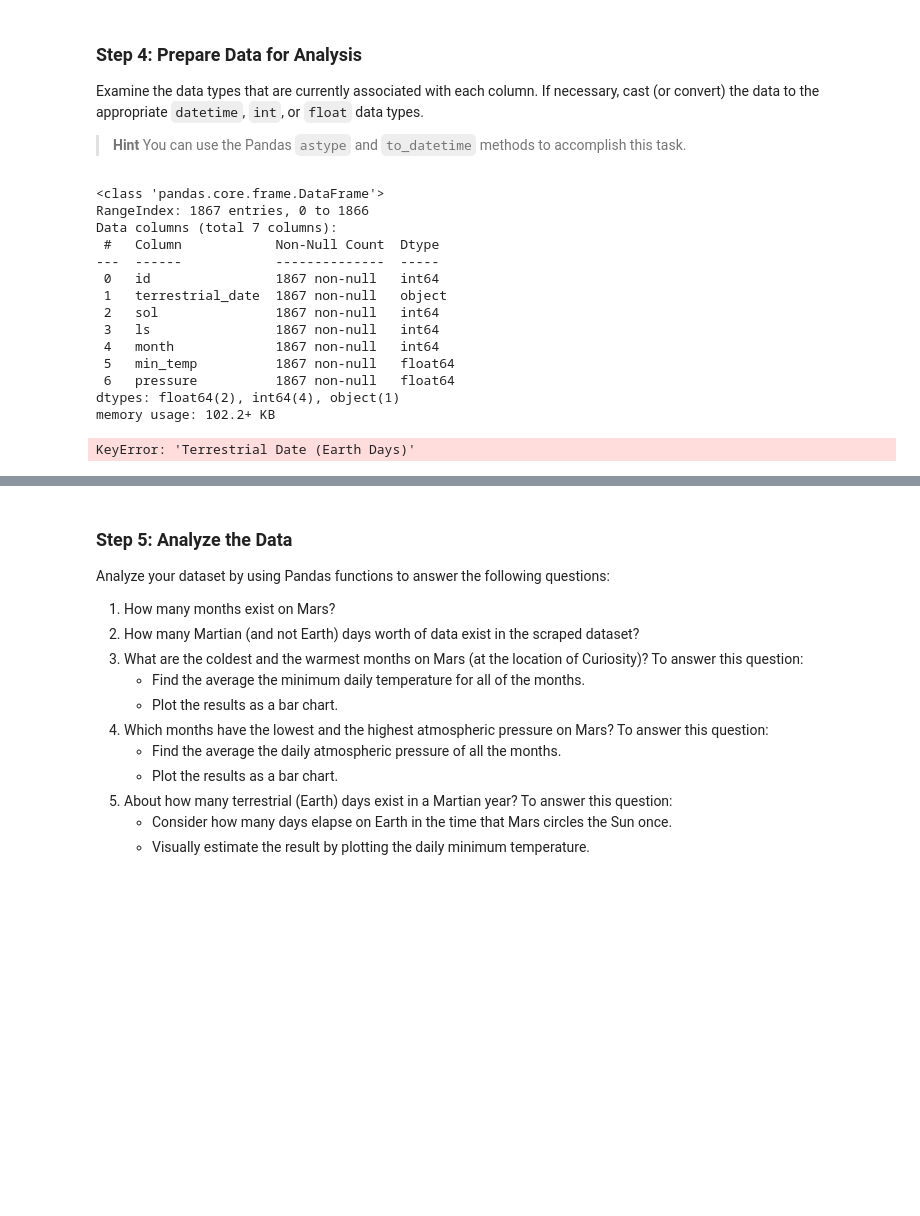
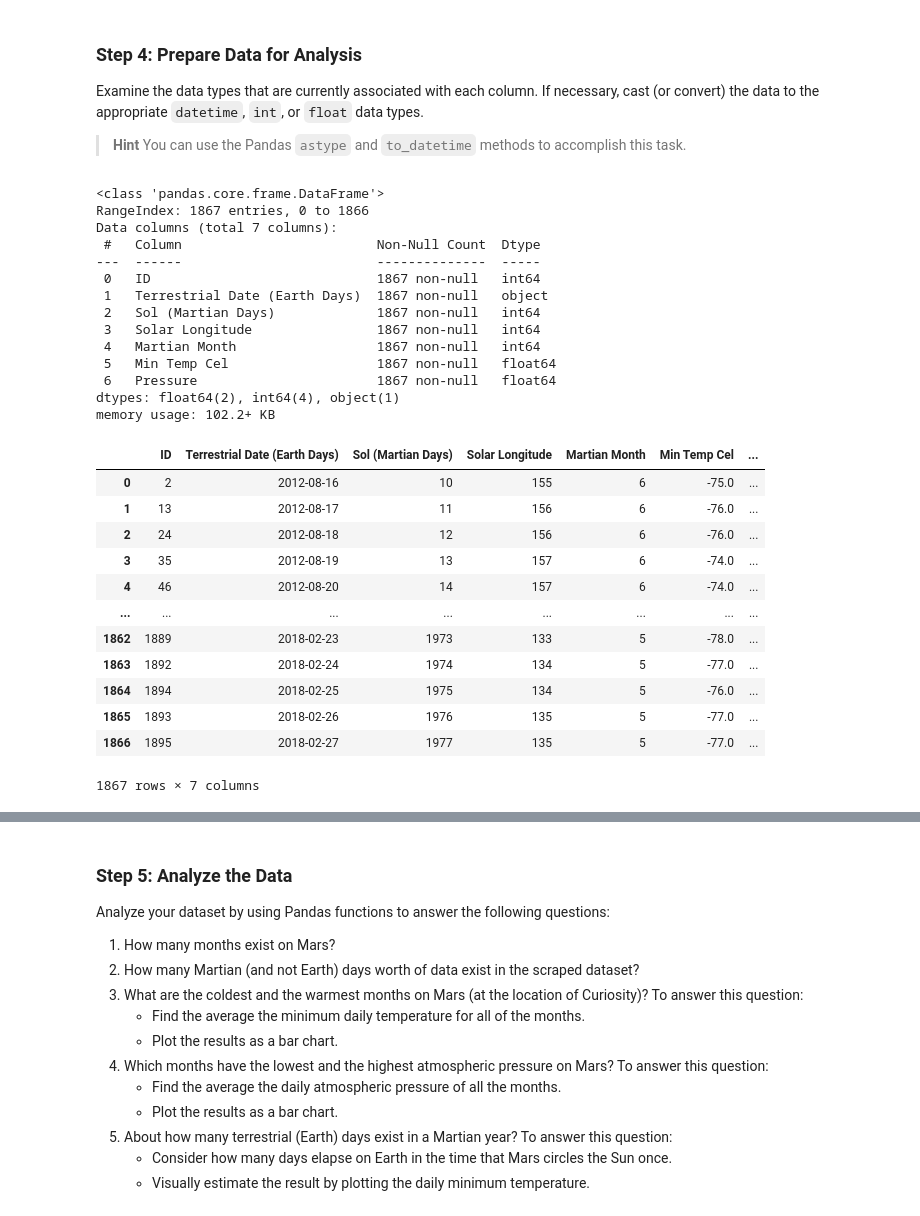
Before and after one commit to amydohlin/data-collection-challenge, a Jupyter notebook: part_2_mars_weather.ipynb, the cells around one changed output, grey strips where cells are left out. Cells and saved outputs as stored; diff of their text form; code cells hidden in the pictures; blank space fills up the shorter version.

```diff
--- a/part_2_mars_weather.ipynb
+++ b/part_2_mars_weather.ipynb
@@ -171,48 +199,44 @@ Examine the data types that are currently associated with each column. If necess
   > **Hint** You can use the Pandas `astype` and `to_datetime` methods to accomplish this task.
 # %%
 # Examine data type of each column
-weather_df.info()
+mars_weather_df.info()
 # %% [output]
 <class 'pandas.core.frame.DataFrame'>
 RangeIndex: 1867 entries, 0 to 1866
 Data columns (total 7 columns):
- #   Column            Non-Null Count  Dtype
----  ------            --------------  -----
- 0   id                1867 non-null   int64
- 1   terrestrial_date  1867 non-null   object
- 2   sol               1867 non-null   int64
- 3   ls                1867 non-null   int64
- 4   month             1867 non-null   int64
- 5   min_temp          1867 non-null   float64
- 6   pressure          1867 non-null   float64
+ #   Column                         Non-Null Count  Dtype
+---  ------                         --------------  -----
+ 0   ID                             1867 non-null   int64
+ 1   Terrestrial Date (Earth Days)  1867 non-null   object
+ 2   Sol (Martian Days)             1867 non-null   int64
+ 3   Solar Longitude                1867 non-null   int64
+ 4   Martian Month                  1867 non-null   int64
+ 5   Min Temp Cel                   1867 non-null   float64
+ 6   Pressure                       1867 non-null   float64
 dtypes: float64(2), int64(4), object(1)
 memory usage: 102.2+ KB
-# %%
-# Change data types for data analysis
-
-# Change Terrestrial Date to datetime data type
-weather_df['Terrestrial Date (Earth Days)'] = pd.to_datetime(weather_df['Terrestrial Date (Earth Days)'],
-                                                                  dayfirst=False)
-
-# Used Xpert Learning Assistant to help overcome the errors
-
-# use custom function to handle the negative numbers in the Min Temp column
-def handle_negative_numbers(value):
-    if pd.notnull(value):
-        return str(value)
-    else:
-        return str(value)
-
-# Change Min Temp and Pressure to int64 data type
-weather_df['Min Temp(C)'] = weather_df['Min Temp(C)'].astype(str)
-
-weather_df['Pressure'] = pd.to_numeric(weather_df['Pressure'], errors='coerce')
-
-# # Issue in next cell with Min Temp still displaying nan
-# # try converting to str
-# mars_weather_df['Min Temp(C)'] = mars_weather_df['Min Temp(C)'].astype(str)
-# %% [output]
-KeyError: 'Terrestrial Date (Earth Days)'
+# %%
+# Change data types for data analysis
+
+# Change Terrestrial Date to datetime data type
+mars_weather_df['Terrestrial Date (Earth Days)'] = pd.to_datetime(mars_weather_df['Terrestrial Date (Earth Days)'],
+                                                                  dayfirst=False)
+
+mars_weather_df
+# %% [output]
+|  | ID | Terrestrial Date (Earth Days) | Sol (Martian Days) | Solar Longitude | Martian Month | Min Temp Cel | ... |
+| 0 | 2 | 2012-08-16 | 10 | 155 | 6 | -75.0 | ... |
+| 1 | 13 | 2012-08-17 | 11 | 156 | 6 | -76.0 | ... |
+| 2 | 24 | 2012-08-18 | 12 | 156 | 6 | -76.0 | ... |
+| 3 | 35 | 2012-08-19 | 13 | 157 | 6 | -74.0 | ... |
+| 4 | 46 | 2012-08-20 | 14 | 157 | 6 | -74.0 | ... |
+| ... | ... | ... | ... | ... | ... | ... | ... |
+| 1862 | 1889 | 2018-02-23 | 1973 | 133 | 5 | -78.0 | ... |
+| 1863 | 1892 | 2018-02-24 | 1974 | 134 | 5 | -77.0 | ... |
+| 1864 | 1894 | 2018-02-25 | 1975 | 134 | 5 | -76.0 | ... |
+| 1865 | 1893 | 2018-02-26 | 1976 | 135 | 5 | -77.0 | ... |
+| 1866 | 1895 | 2018-02-27 | 1977 | 135 | 5 | -77.0 | ... |
+1867 rows × 7 columns
 # %%
 # Confirm type changes were successful by examining data types again
 mars_weather_df.info()
```
Also changed, not shown: parts of 20 cells of this notebook, 5 other files.
